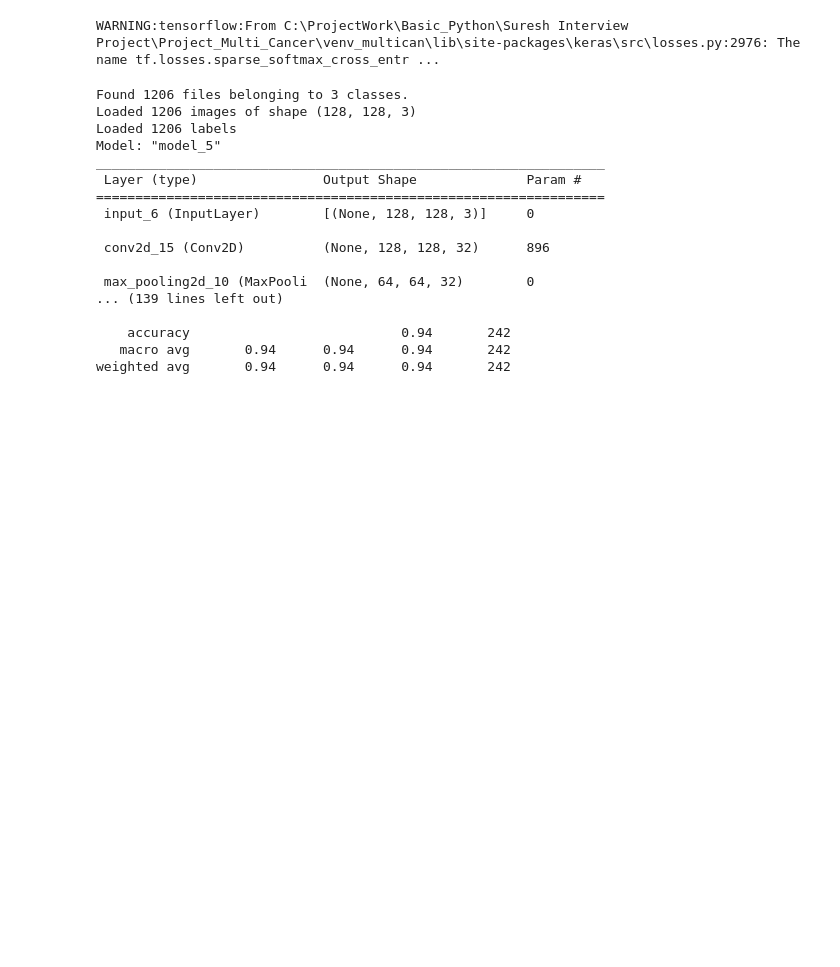
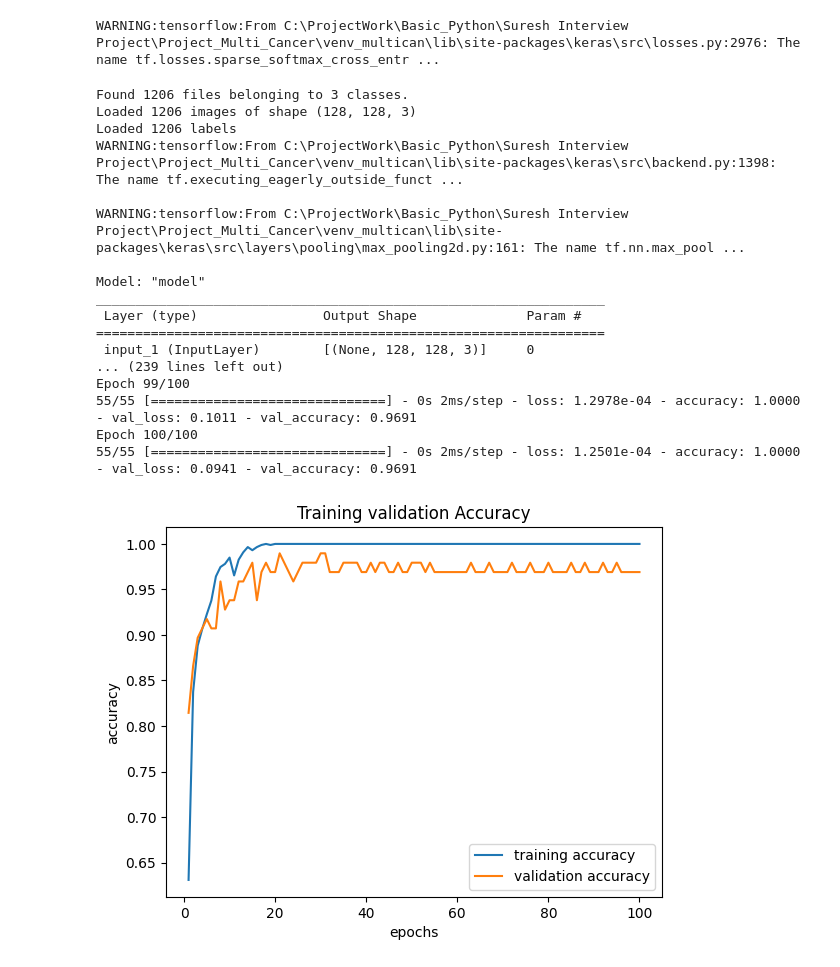
Before and after one commit to mungekarkiran/Basic_Python, a Jupyter notebook: Suresh Interview Project/Project_Multi_Cancer/Notebook/06_Custom CNN Model with Texture Analysis GLCM Adam.ipynb, the cells around one changed output. Saved outputs shown, nothing was run; the diff lists cells and outputs as text; code cells hidden in the pictures; blank space fills up the shorter version.

```diff
--- a/Suresh Interview Project/Project_Multi_Cancer/Notebook/06_Custom CNN Model with Texture Analysis GLCM Adam.ipynb
+++ b/Suresh Interview Project/Project_Multi_Cancer/Notebook/06_Custom CNN Model with Texture Analysis GLCM Adam.ipynb
@@ -151,42 +186,67 @@ if __name__ == "__main__":
     # Step 10: Load CSV and prepare for ANN training
     data = pd.read_csv(output_csv)
     X = data.iloc[:, :-1].values  # All columns except the last one (features)
     y = data.iloc[:, -1].values  # Last column (labels)
 
     # One-hot encode labels for multi-class classification
     y = tf.keras.utils.to_categorical(y, num_classes=3)
 
     # Preprocessing: Standardize features
     scaler = StandardScaler()
     X = scaler.fit_transform(X)
 
     # Split into train/test
     X_train, X_test, y_train, y_test = train_test_split(X, y, test_size=0.2, random_state=42, stratify=y)
     print(f"X_train.shape[1] : {X_train.shape[1]}")
 
     # Step 11: Create and train ANN
     ann_model = create_ann_model(input_dim=X_train.shape[1])
     ann_model.summary()
 
-    ann_model.fit(X_train, y_train, epochs=100, batch_size=16, validation_split=0.1)
+    history = ann_model.fit(X_train, y_train, epochs=100, batch_size=16, validation_split=0.1)
+
+    acc = history.history['accuracy']
+    val_acc = history.history['val_accuracy']
+
+    loss = history.history['loss']
+    val_loss = history.history['val_loss']
+
+    epochs = range(1, len(acc)+1)
+
+    plt.plot(epochs, acc, label='training accuracy')
+    plt.plot(epochs, val_acc, label='validation accuracy')
+    plt.legend()
+    plt.xlabel('epochs')
+    plt.ylabel('accuracy')
+    plt.title('Training validation Accuracy')
+    plt.show()
+
+    plt.plot(epochs, loss, label='training loss')
+    plt.plot(epochs, val_loss, label='validation loss')
+    plt.legend()
+    plt.xlabel('epochs')
+    plt.ylabel('loss')
+    plt.title('Training validation Loss')
+    plt.show()
 
     # Step 12: Evaluate the model
     evaluate_model(ann_model, X_test, y_test)
 # %% [output]
 Found 1206 files belonging to 3 classes.
 Loaded 1206 images of shape (128, 128, 3)
 Loaded 1206 labels
-Model: "model_5"
+WARNING:tensorflow:From C:\ProjectWork\Basic_Python\Suresh Interview Project\Project_Multi_Cancer\venv_multican\lib\site-packages\keras\src\backend.py:1398: The name tf.executing_eagerly_outside_funct ...
+
+WARNING:tensorflow:From C:\ProjectWork\Basic_Python\Suresh Interview Project\Project_Multi_Cancer\venv_multican\lib\site-packages\keras\src\layers\pooling\max_pooling2d.py:161: The name tf.nn.max_pool ...
+
+Model: "model"
 _________________________________________________________________
  Layer (type)                Output Shape              Param #
 =================================================================
- input_6 (InputLayer)        [(None, 128, 128, 3)]     0
-
- conv2d_15 (Conv2D)          (None, 128, 128, 32)      896
-
- max_pooling2d_10 (MaxPooli  (None, 64, 64, 32)        0
-... (139 lines left out)
-
-    accuracy                           0.94       242
-   macro avg       0.94      0.94      0.94       242
-weighted avg       0.94      0.94      0.94       242
+ input_1 (InputLayer)        [(None, 128, 128, 3)]     0
+... (239 lines left out)
+Epoch 99/100
+55/55 [==============================] - 0s 2ms/step - loss: 1.2978e-04 - accuracy: 1.0000 - val_loss: 0.1011 - val_accuracy: 0.9691
+Epoch 100/100
+55/55 [==============================] - 0s 2ms/step - loss: 1.2501e-04 - accuracy: 1.0000 - val_loss: 0.0941 - val_accuracy: 0.9691
+[figure, added]
```
Also changed, not shown: parts of 4 cells of this notebook, 8 other files.
